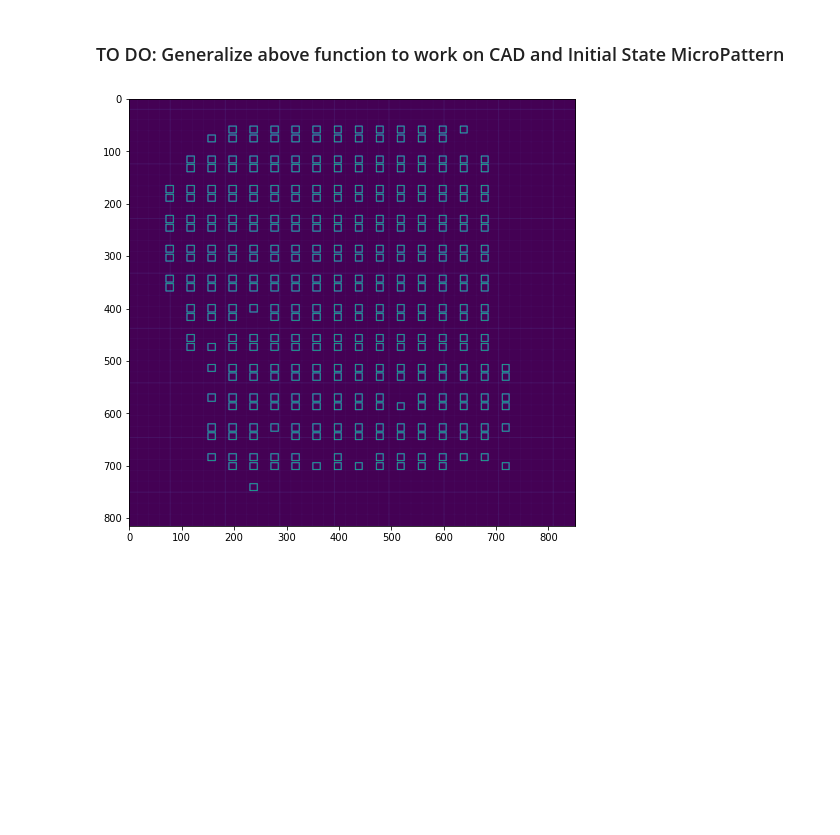
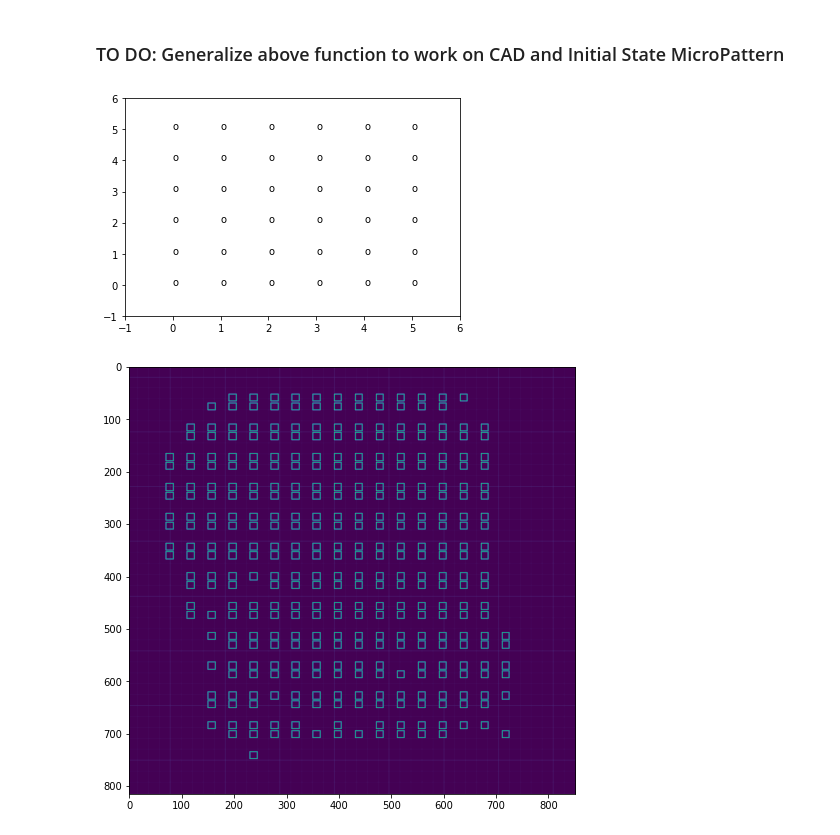
Before and after one commit to iamsmurph/SymBreak, a Jupyter notebook: rewards/MicropatternAlignment.ipynb, the cells around one changed output. Saved outputs shown, nothing was run; the diff lists cells and outputs as text; code cells hidden in the pictures; blank space fills up the shorter version.

```diff
--- a/rewards/MicropatternAlignment.ipynb
+++ b/rewards/MicropatternAlignment.ipynb
@@ -155,6 +155,43 @@ len(patternDict['green'])
 11
 # %% [markdown]
 ### TO DO: Generalize above function to work on CAD and Initial State MicroPattern
+# %%
+%matplotlib notebook
+import matplotlib.pyplot as plt
+import numpy as np
+
+fig = plt.figure()
+ax=fig.add_subplot(111)
+plt.plot([0,5],[0,6], alpha=0)
+plt.xlim([-1,6])
+plt.ylim([-1,6])
+
+for i in range(6):
+    for j in range(6):
+        an = plt.annotate("o",xy=(j,i), picker=5)
+
+dataLog = []
+
+def onclick(event):
+    event.artist.set_text("o")
+    val = input("Enter value from [g,r,b]: ")
+    event.artist.set_color(val)
+    event.artist.set_rotation(20)
+    # really kill the text
+    #event.artist.set_visible(False)
+    # or really REALLY kill it with:
+    #event.artist.remove()
+    fig.canvas.draw()
+    data = np.fromstring(fig.canvas.tostring_rgb(), dtype=np.uint8, sep='')
+    data = data.reshape(fig.canvas.get_width_height()[::-1] + (3,))
+    dataLog.append(data)
+
+
+cid = fig.canvas.mpl_connect('pick_event', onclick)
+
+plt.show()
+# %% [output]
+[figure, added]
 # %%
 im_cad = cv2.imread("cadConfiguration.png",0)
 im_pat = cv2.imread("cvMask.png",0)
```
Also changed, not shown: parts of 2 cells of this notebook, 1 other file.
